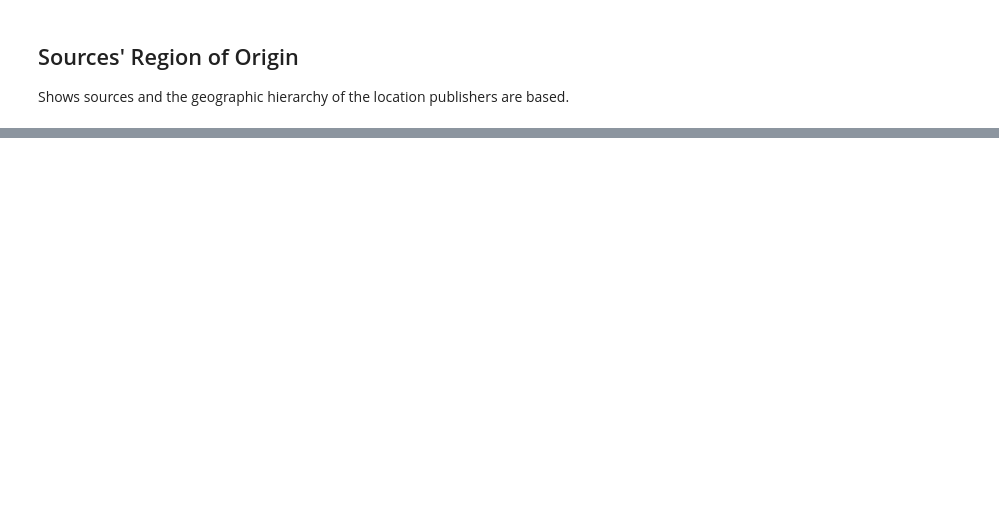
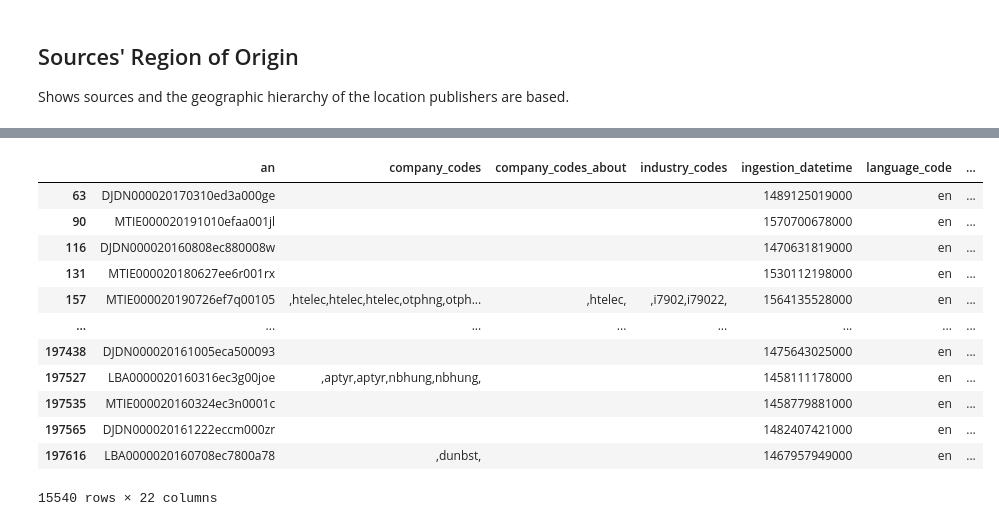
Before and after one commit to DijunLiu1995/factiva-analytics-process, a Jupyter notebook: 06-exploration.ipynb, the cells around one changed output, grey strips where cells are left out. Saved outputs shown, nothing was run; the diff lists cells and outputs as text; code cells hidden in the pictures; blank space fills up the shorter version.

```diff
--- a/06-exploration.ipynb
+++ b/06-exploration.ipynb
@@ -223,0 +317,19 @@ FigureWidget({
+# %%
+# ftnews = all_articles[all_articles['published_at_date'].dt.year != 2019]
+all_articles = ftnews[ftnews['subject_codes'].str.contains('CCAT|ECAT|GFINC|GFRAUD', case=False, regex=True)]
+# %%
+all_articles[all_articles['subject_codes'].str.contains('nrmf')]
+# %% [output]
+|  | an | company_codes | company_codes_about | industry_codes | ingestion_datetime | language_code | ... |
+| 63 | DJDN000020170310ed3a000ge |  |  |  | 1489125019000 | en | ... |
+| 90 | MTIE000020191010efaa001jl |  |  |  | 1570700678000 | en | ... |
+| 116 | DJDN000020160808ec880008w |  |  |  | 1470631819000 | en | ... |
+| 131 | MTIE000020180627ee6r001rx |  |  |  | 1530112198000 | en | ... |
+| 157 | MTIE000020190726ef7q00105 | ,htelec,htelec,htelec,otphng,otph... | ,htelec, | ,i7902,i79022, | 1564135528000 | en | ... |
+| ... | ... | ... | ... | ... | ... | ... | ... |
+| 197438 | DJDN000020161005eca500093 |  |  |  | 1475643025000 | en | ... |
+| 197527 | LBA0000020160316ec3g00joe | ,aptyr,aptyr,nbhung,nbhung, |  |  | 1458111178000 | en | ... |
+| 197535 | MTIE000020160324ec3n0001c |  |  |  | 1458779881000 | en | ... |
+| 197565 | DJDN000020161222eccm000zr |  |  |  | 1482407421000 | en | ... |
+| 197616 | LBA0000020160708ec7800a78 | ,dunbst, |  |  | 1467957949000 | en | ... |
+15540 rows × 22 columns
```
Also changed, not shown: parts of 15 cells of this notebook.
